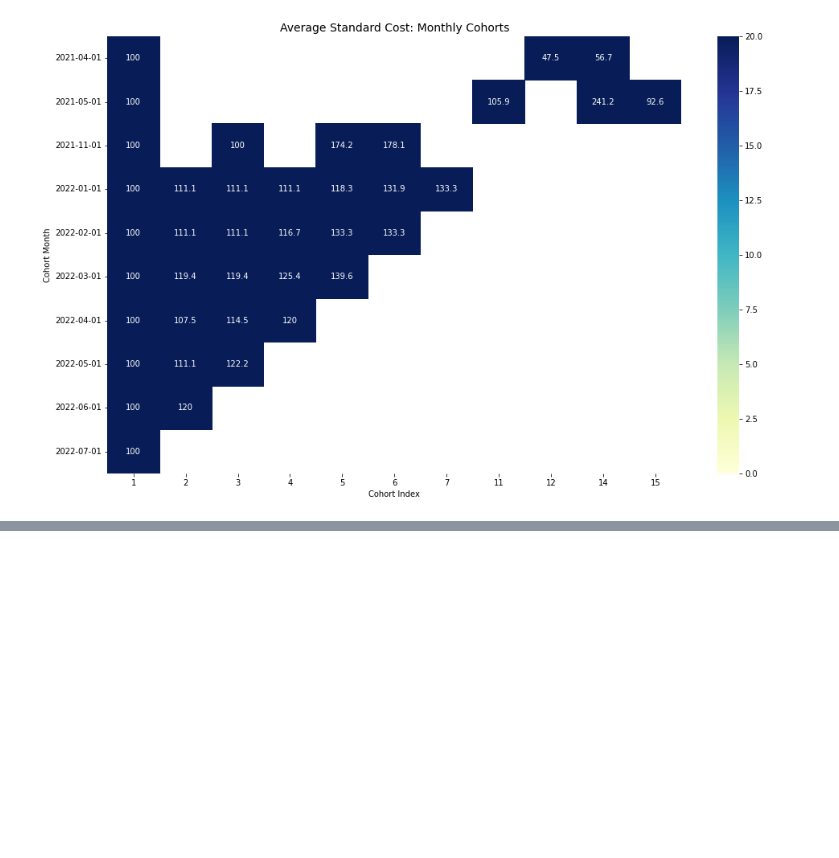
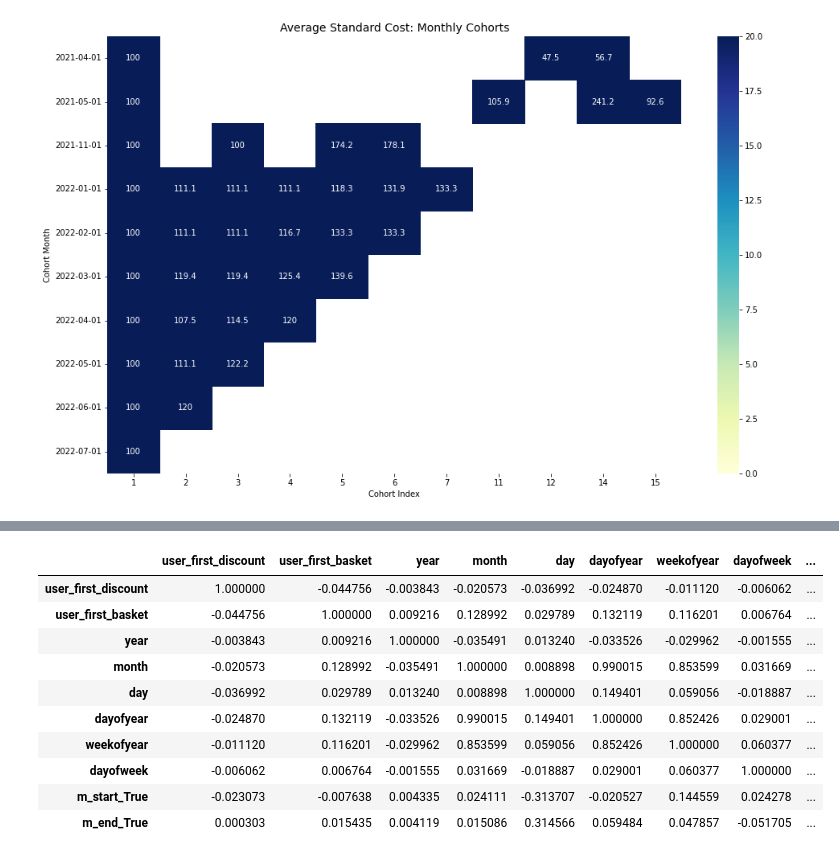
Before and after one commit to ali-talebi/Task_sf, a Jupyter notebook: S_F2.ipynb, the cells around one changed output, grey strips where cells are left out. Cells and saved outputs as stored; diff of their text form; code cells hidden in the pictures; blank space fills up the shorter version.

```diff
--- a/S_F2.ipynb
+++ b/S_F2.ipynb
@@ -195,0 +329,14 @@ plt.show()
+# %%
+df4_corr
+# %% [output]
+|  | user_first_discount | user_first_basket | year | month | day | dayofyear | weekofyear | dayofweek | ... |
+| user_first_discount | 1.000000 | -0.044756 | -0.003843 | -0.020573 | -0.036992 | -0.024870 | -0.011120 | -0.006062 | ... |
+| user_first_basket | -0.044756 | 1.000000 | 0.009216 | 0.128992 | 0.029789 | 0.132119 | 0.116201 | 0.006764 | ... |
+| year | -0.003843 | 0.009216 | 1.000000 | -0.035491 | 0.013240 | -0.033526 | -0.029962 | -0.001555 | ... |
+| month | -0.020573 | 0.128992 | -0.035491 | 1.000000 | 0.008898 | 0.990015 | 0.853599 | 0.031669 | ... |
+| day | -0.036992 | 0.029789 | 0.013240 | 0.008898 | 1.000000 | 0.149401 | 0.059056 | -0.018887 | ... |
+| dayofyear | -0.024870 | 0.132119 | -0.033526 | 0.990015 | 0.149401 | 1.000000 | 0.852426 | 0.029001 | ... |
+| weekofyear | -0.011120 | 0.116201 | -0.029962 | 0.853599 | 0.059056 | 0.852426 | 1.000000 | 0.060377 | ... |
+| dayofweek | -0.006062 | 0.006764 | -0.001555 | 0.031669 | -0.018887 | 0.029001 | 0.060377 | 1.000000 | ... |
+| m_start_True | -0.023073 | -0.007638 | 0.004335 | 0.024111 | -0.313707 | -0.020527 | 0.144559 | 0.024278 | ... |
+| m_end_True | 0.000303 | 0.015435 | 0.004119 | 0.015086 | 0.314566 | 0.059484 | 0.047857 | -0.051705 | ... |
```
Also changed, not shown: parts of 36 cells of this notebook.
